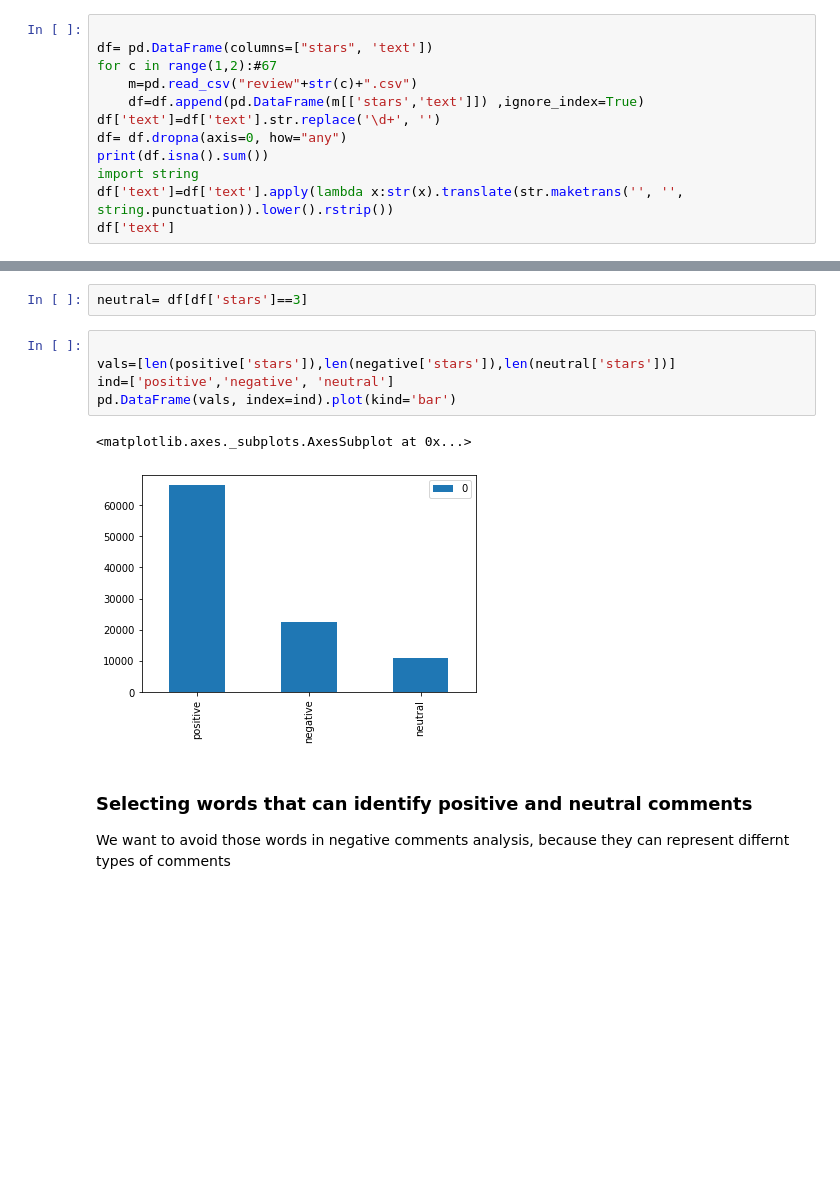
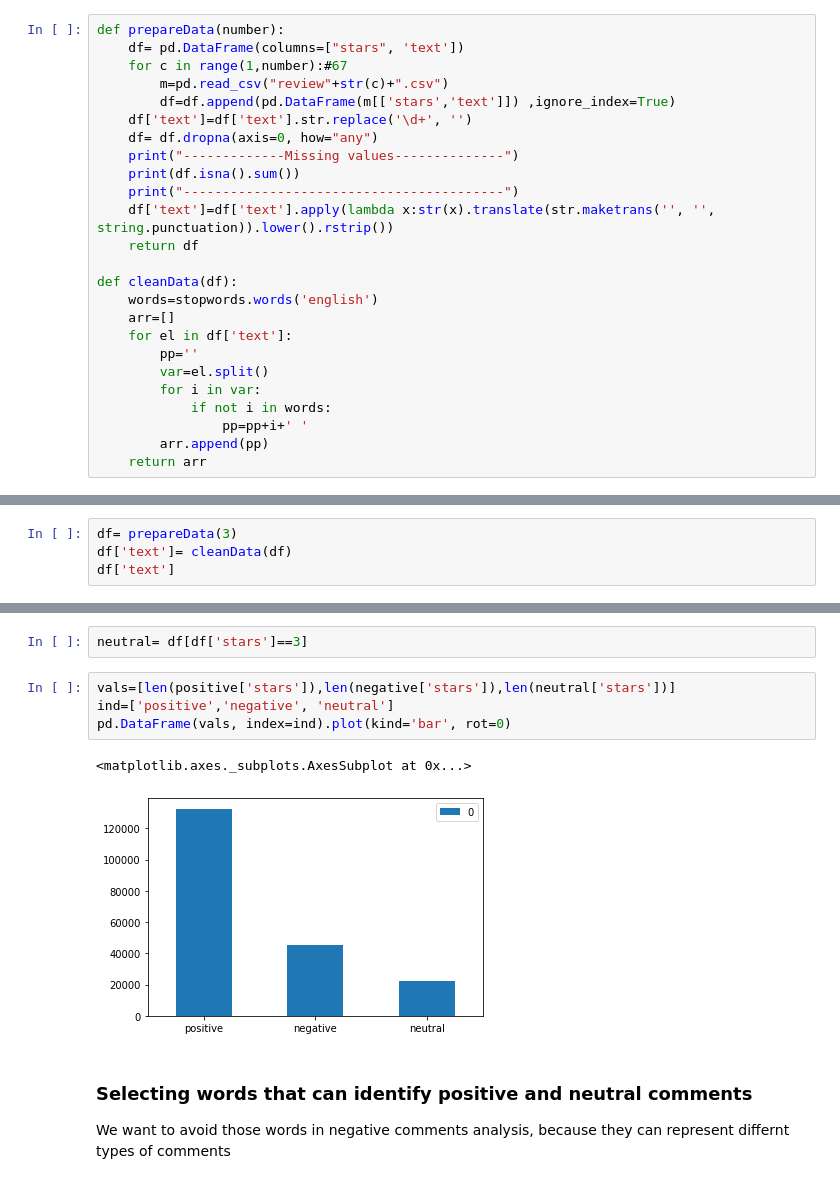
Before and after one commit to lesh3000/AI_Projects, a Jupyter notebook: aProject6.ipynb, the cells around one changed output, grey strips where cells are left out. Cells and saved outputs as stored; diff of their text form; blank space fills up the shorter version.

```diff
--- a/aProject6.ipynb
+++ b/aProject6.ipynb
@@ -21,14 +29,27 @@ for c in data:
 # %% [output]
 '\ni=1\nfor c in data:\n    c.to_csv("review"+str(i)+".csv", index=False)\n    i=i+1\n'
 # %%
+def prepareData(number):
+    df= pd.DataFrame(columns=["stars", 'text'])
+    for c in range(1,number):#67
+        m=pd.read_csv("review"+str(c)+".csv")
+        df=df.append(pd.DataFrame(m[['stars','text']]) ,ignore_index=True)
+    df['text']=df['text'].str.replace('\d+', '')
+    df= df.dropna(axis=0, how="any")
+    print("-------------Missing values--------------")
+    print(df.isna().sum())
+    print("-----------------------------------------")
+    df['text']=df['text'].apply(lambda x:str(x).translate(str.maketrans('', '', string.punctuation)).lower().rstrip())
+    return df
 
-df= pd.DataFrame(columns=["stars", 'text'])
-for c in range(1,2):#67
-    m=pd.read_csv("review"+str(c)+".csv")
-    df=df.append(pd.DataFrame(m[['stars','text']]) ,ignore_index=True)
-df['text']=df['text'].str.replace('\d+', '')
-df= df.dropna(axis=0, how="any")
-print(df.isna().sum())
-import string
-df['text']=df['text'].apply(lambda x:str(x).translate(str.maketrans('', '', string.punctuation)).lower().rstrip())
-df['text']
+def cleanData(df):
+    words=stopwords.words('english')
+    arr=[]
+    for el in df['text']:
+        pp=''
+        var=el.split()
+        for i in var:
+            if not i in words:
+                pp=pp+i+' '
+        arr.append(pp)
+    return arr
@@ -79,0 +56,4 @@ Name: text, Length: 100000, dtype: object
+# %%
+df= prepareData(3)
+df['text']= cleanData(df)
+df['text']
@@ -97,13 +92,12 @@ negative= df[df['stars']<3]
 # %%
 neutral= df[df['stars']==3]
 # %%
-
 vals=[len(positive['stars']),len(negative['stars']),len(neutral['stars'])]
 ind=['positive','negative', 'neutral']
-pd.DataFrame(vals, index=ind).plot(kind='bar')
+pd.DataFrame(vals, index=ind).plot(kind='bar', rot=0)
 # %% [output]
 <matplotlib.axes._subplots.AxesSubplot at 0x...>
-[figure, old version]
+[figure, new version]
 # %% [markdown]
 ### Selecting words that can identify positive and neutral comments
 We want to avoid those words in negative comments analysis, because they can represent differnt types of comments
```
Also changed, not shown: parts of 41 cells of this notebook.
